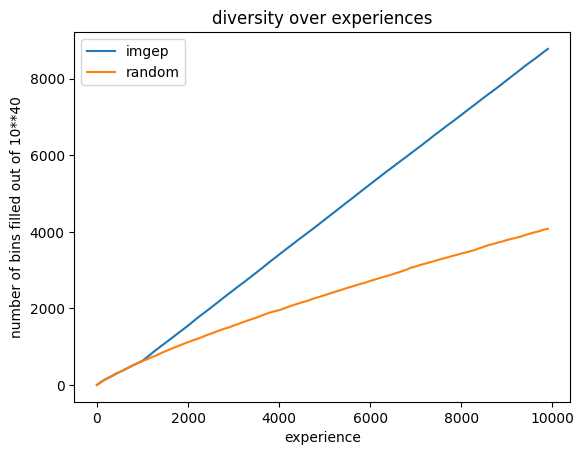
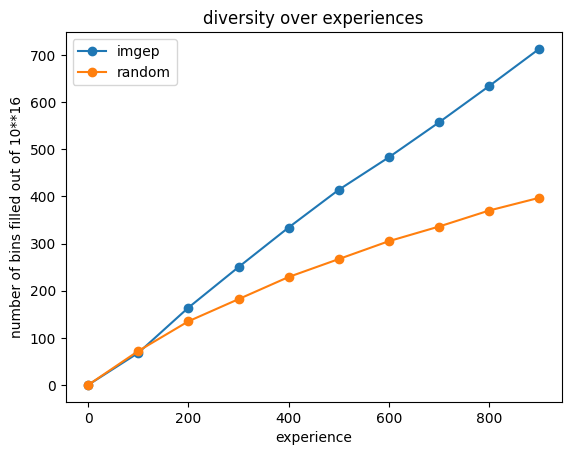
Unified diff of the notebook cell whose output changed from the first chart to the second:
--- before
+++ after
@@ -1,4 +1,4 @@
-plt.plot(range(0,N,print_freq),diversity_imgep_list,label="imgep")
-plt.plot(range(0,N,print_freq),diversity_random_list,label="random")
+plt.plot(range(0,N,print_freq),diversity_imgep_list,'-o',label="imgep")
+plt.plot(range(0,N,print_freq),diversity_random_list,'-o',label="random")
 plt.legend()
 plt.title('diversity over experiences')

Commit: update demo